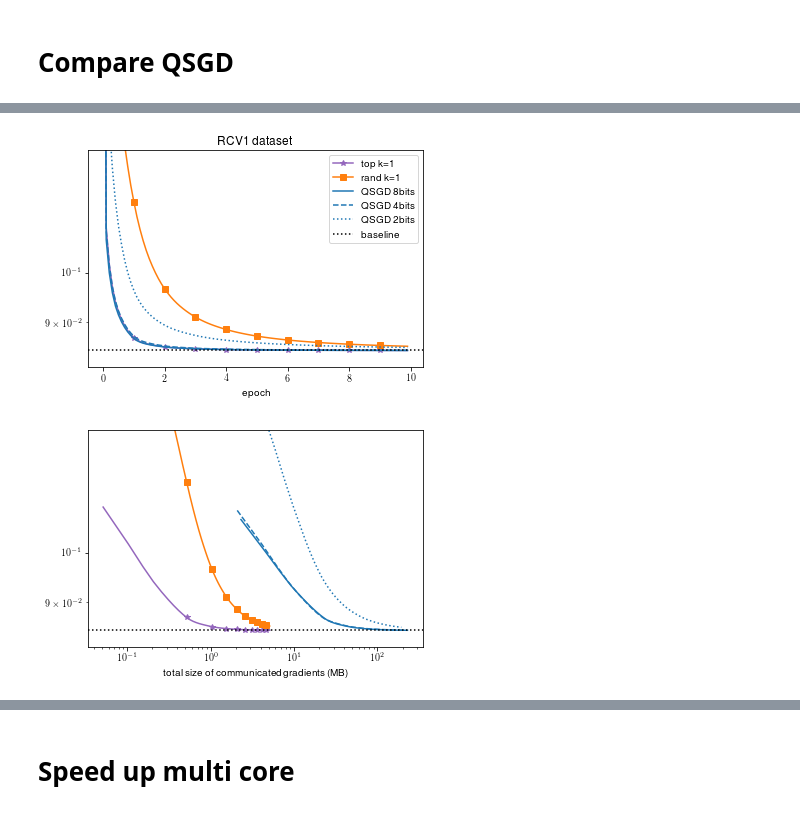
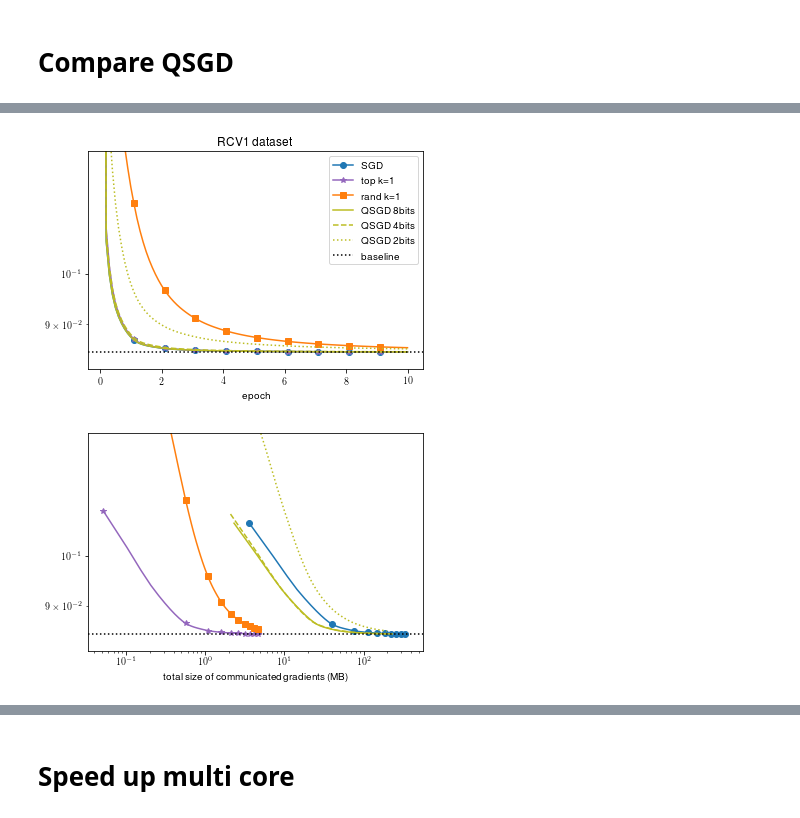
Before and after one commit to epfml/sparsifiedSGD, a Jupyter notebook: notebooks/plots.ipynb, the cells around one changed output, grey strips where cells are left out. Cells and saved outputs as stored; diff of their text form; code cells hidden in the pictures.

```diff
--- a/notebooks/plots.ipynb
+++ b/notebooks/plots.ipynb
@@ -206,39 +256,43 @@ plot_qsgd_epsilon_com(ax)
 # %%
+rcv_ylim = [baselines['RCV1-test'] - 0.003, .13]
+
 def plot_qsgd_rcv1(ax):
     baseline = baselines['RCV1-test']
     data = unpickle_dir('../results/rcv-quantized')
 
     markers_every = 10
     show = {
-        "qsgd-8bit": ("C0-", "QSGD 8bits"),
-        "qsgd-4bit": ("C0--", "QSGD 4bits"),
-        "qsgd-2bit": ("C0:", "QSGD 2bits"),
+        "full-sgd": ("C0-o", "SGD"),
+        "qsgd-8bit": ("C8-", "QSGD 8bits"),
+        "qsgd-4bit": ("C8--", "QSGD 4bits"),
+        "qsgd-2bit": ("C8:", "QSGD 2bits"),
         "top1": ("C4*-", "top k=1"),
 #         "rand10": ("C68-", "rand k=10"),
         "rand1": ("C1s-", "rand k=1"),
     }
 
     for p, loss in zip(data['params'], map(lambda x: x[1], data['results'])):
         loss =loss[:-1]
         if p.name in show:
             style, label = show[p.name]
-            ax.plot(np.arange(len(loss)) / 10, loss, style, label=label, markevery=markers_every)
+            ax.plot(np.arange(1, len(loss) + 1) / 10, loss, style, label=label, markevery=markers_every)
     ax.axhline(baseline, color='black', linestyle=':', label='baseline')
     ax.legend()
     ax.xaxis.set_major_locator(MaxNLocator(integer=True))
-    ax.set_ylim([baseline - 0.003, .13]);
+    ax.set_ylim(rcv_ylim);
     # ax.set_xlim([0, 1.]);
     ax.set_title('RCV1 dataset');
     ax.set_xlabel('epoch');
 #     ax.set_ylabel('training loss');
     if LOG_SCALE:
         ax.set_yscale("log")
 
 fig, ax = plt.subplots(1)
 plot_qsgd_rcv1(ax)
 # %% [output]
-[figure, old version]
+[figure, new version]
 # %%
+
 def plot_qsgd_rcv1_com(ax):
     baseline = baselines['RCV1-test']
     data = unpickle_dir('../results/rcv-quantized')
@@ -250,23 +304,24 @@ def plot_qsgd_rcv1_com(ax):
 
     markers_every = 10
     show = {
-        "qsgd-2bit": ("C0:", "QSGD 2bits", 2420),
-        "qsgd-4bit": ("C0--", "QSGD 4bits", 2590),
-        "qsgd-8bit": ("C0-", "QSGD 8bits", 2870),
+        "full-sgd": ("C0-o", "SGD", 32 * 2 * d_eff),
+        "qsgd-2bit": ("C8:", "QSGD 2bits", qsgd_bits_used(2, d, d_eff)),
+        "qsgd-4bit": ("C8--", "QSGD 4bits", qsgd_bits_used(4, d, d_eff)),
+        "qsgd-8bit": ("C8-", "QSGD 8bits", qsgd_bits_used(8, d, d_eff)),
         "top1": ("C4*-", "top k=1", 1 * 2 * 32),
         "rand1": ("C1s-", "rand k=1", 1 * 2 * 32),
     }
 
     for p, loss in zip(data['params'], map(lambda x: x[1], data['results'])):
-        loss =loss[:-1]
+        loss =loss[1:-1]
         if p.name in show:
 
             style, label, bits_per_update = show[p.name]
-            ax.plot(np.arange(len(loss)) / 100 * num_samples * bits_per_update / one_mb, loss, style, label=label, markevery=markers_every)
+            ax.plot(np.arange(1, len(loss) + 1) / 100 * num_samples * bits_per_update / one_mb, loss, style, label=label, markevery=markers_every)
     ax.axhline(baseline, color='black', linestyle=':', label='baseline')
 #     ax.legend()
     ax.xaxis.set_major_locator(MaxNLocator(integer=True))
-    ax.set_ylim([baseline - 0.003, .13]);
+    ax.set_ylim(rcv_ylim);
     # ax.set_xlim([0, 1.]);
 #     ax.set_title('RCV1 dataset');
     ax.set_xlabel('total size of communicated gradients (MB)');
@@ -279,7 +334,7 @@ def plot_qsgd_rcv1_com(ax):
 fig, ax = plt.subplots(1)
 plot_qsgd_rcv1_com(ax)
 # %% [output]
-[figure, old version]
+[figure, new version]
 # %%
 fig, axes = plt.subplots(2, 2, figsize=(12,6))
 [ax1, ax2], [ax3, ax4] = axes
```
Also changed, not shown: parts of 8 cells of this notebook, 1 other file.
